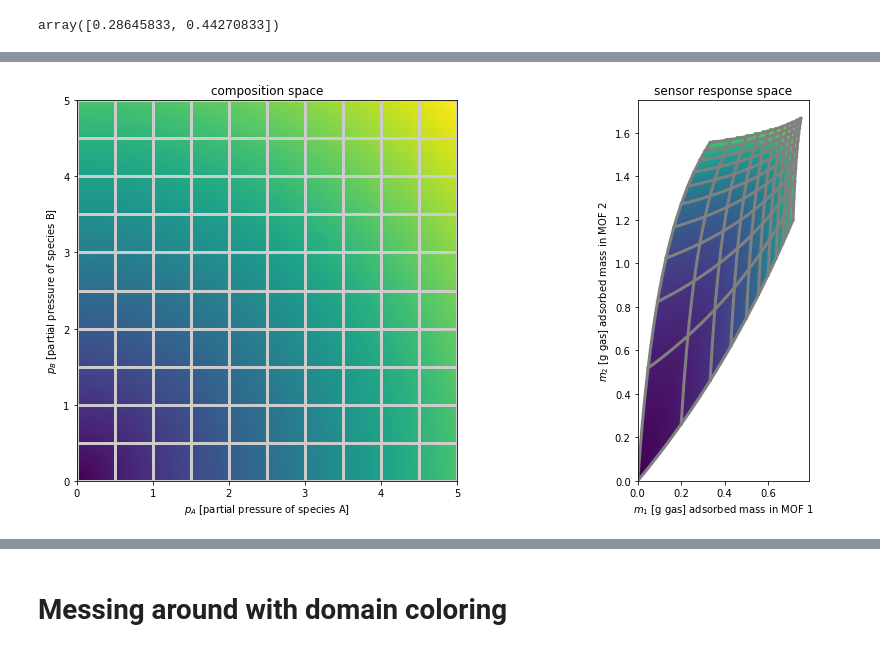
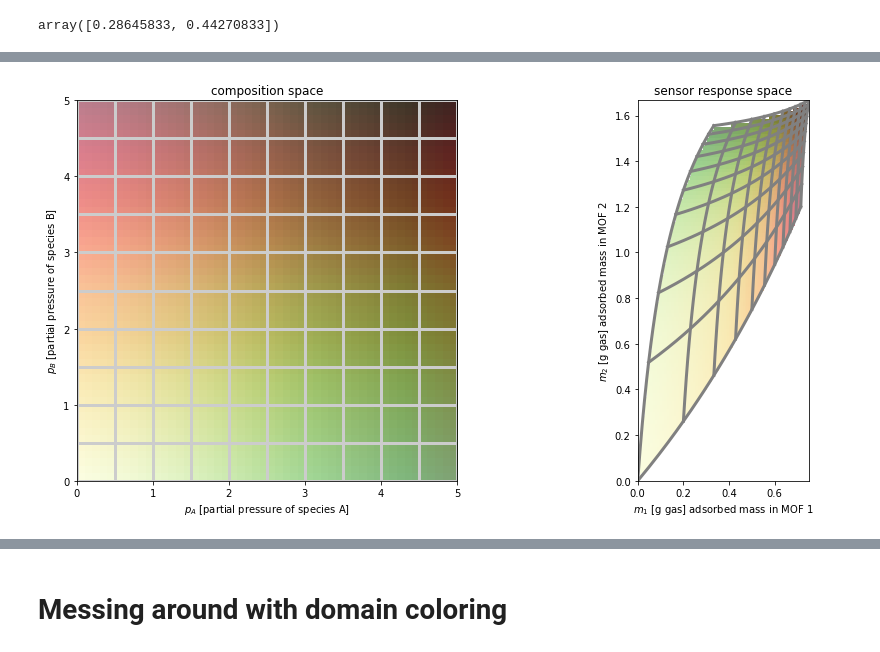
Before and after one commit to SimonEnsemble/nonlinear_sensing, a Jupyter notebook: viz mapping.ipynb, the cells around one changed output, grey strips where cells are left out. Cells and saved outputs as stored; diff of their text form; code cells hidden in the pictures.

Commit message:
meeting 4/7, corrected color mapping

```diff
--- a/viz mapping.ipynb
+++ b/viz mapping.ipynb
@@ -55,3 +55,16 @@ array([0.28645833, 0.44270833])
 def get_meshgrid(x_max, y_max, nb_pts=200):
     return np.meshgrid(np.linspace(0, x_max, num=nb_pts),
                        np.linspace(0, y_max, num=nb_pts))
+# %%
+def colorFromBivariateData(x,y,cmap1 = plt.cm.Greens, cmap2 = plt.cm.YlOrRd):
+    if np.any(x > 1) or np.any(y > 1):
+        raise Exception("Numbers must be between 0 and 1.")
+    if np.any(np.isnan(x)) or np.any(np.isnan(y)):
+        return np.array([1, 1, 1, 1])
+    x_color = cmap1(x)
+    y_color = cmap2(y)
+
+    # Color for each point
+    xy_color = np.sum([x_color, y_color], axis=0)/2.0
+
+    return xy_color
@@ -105,42 +131,48 @@ for i in range(int(p_max / dp)+1):
     ###
     p_b = i * dp # p_b is constant here.
     # plot the line in composition space
     ax[0].plot([0, p_max], [p_b, p_b], color="0.8", lw=3)
 
     # plot the image of the line in sensor response space
     p_a = np.linspace(0.0, p_max, nb_pts)
 
     # loop through points on the line
     for j in range(nb_pts):
         # get vector on this line
         p_on_line = np.array([p_a[j], p_b])
         # compute the adsorbed mass in the two MOFs when exposed to this gas composition
         m1[j] = m_1(p_on_line)
         m2[j] = m_2(p_on_line)
     ax[1].plot(m1, m2, color="gray", lw=3)
 
 
 ###
 #   color the plane
 #   color represents.
 ###
+pa = np.linspace(0, p_max)
+pb = np.linspace(0, p_max)
+z_composition = [[colorFromBivariateData(pa[i]/p_max, pb[j]/p_max) for i in range(np.size(pa))] for j in range(np.size(pb))]
 
-# lay a grid in response and composition space
-pa, pb = get_meshgrid(p_max, p_max)
-m1, m2 = get_meshgrid(ax[1].get_xlim()[1], ax[1].get_ylim()[1])
+m_max = [m_1([p_max,p_max]), m_2([p_max,p_max])]
+num_grid_pts = 100
+m1_grid = np.linspace(0, m_max[0], num_grid_pts)
+m2_grid = np.linspace(0, m_max[1], num_grid_pts)
 
-z_composition = np.sqrt(pb ** 2 + pa ** 2)
-z_response = np.zeros(np.shape(m1))
-for i in range(np.shape(z_response)[0]):
-    for j in range(np.shape(z_response)[1]):
-        m_0 = [m1[i, j], m2[i, j]]
+z_response = [[colorFromBivariateData(0, 0) for i in range(num_grid_pts)] for j in range(num_grid_pts)]
+for i in range(num_grid_pts):
+    for j in range(num_grid_pts):
+        m_0 = [m1_grid[i], m2_grid[j]]
         p = p_of_m(m_0, 0, p_max)
-        z_response[i, j] = np.linalg.norm(p)
+        z_response[j][i] = colorFromBivariateData(p[0]/p_max, p[1]/p_max)
 
-ax[0].pcolormesh(pa, pb, z_composition)
-ax[1].pcolormesh(m1, m2, z_response)
+extent_composition = (0, p_max, 0, p_max)
+extent_response = (0, m_max[0], 0, m_max[1])
+
+ax[0].imshow(z_composition, extent=extent_composition, origin='lower')
+ax[1].imshow(z_response, extent=extent_response,  origin='lower') # need to figure out how to map extent to grid lines
 
 ax[1].set_aspect('equal', 'box')
 ax[0].set_aspect('equal', 'box')
 # %% [output]
-[figure, old version]
+[figure, new version]
```
Also changed, not shown: parts of 6 cells of this notebook.
